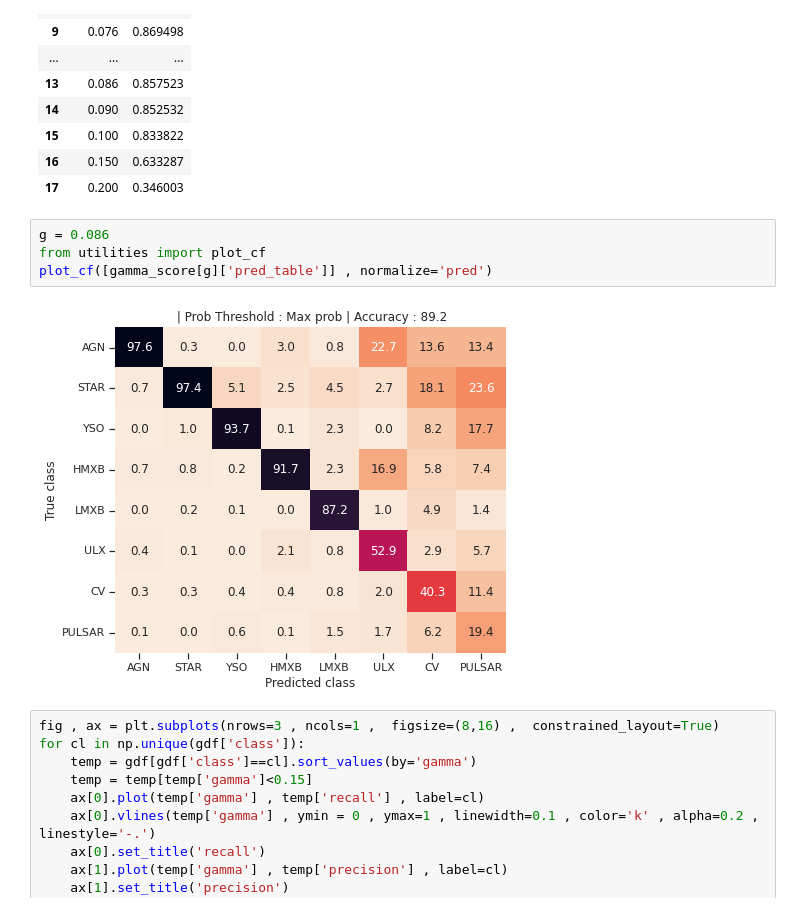
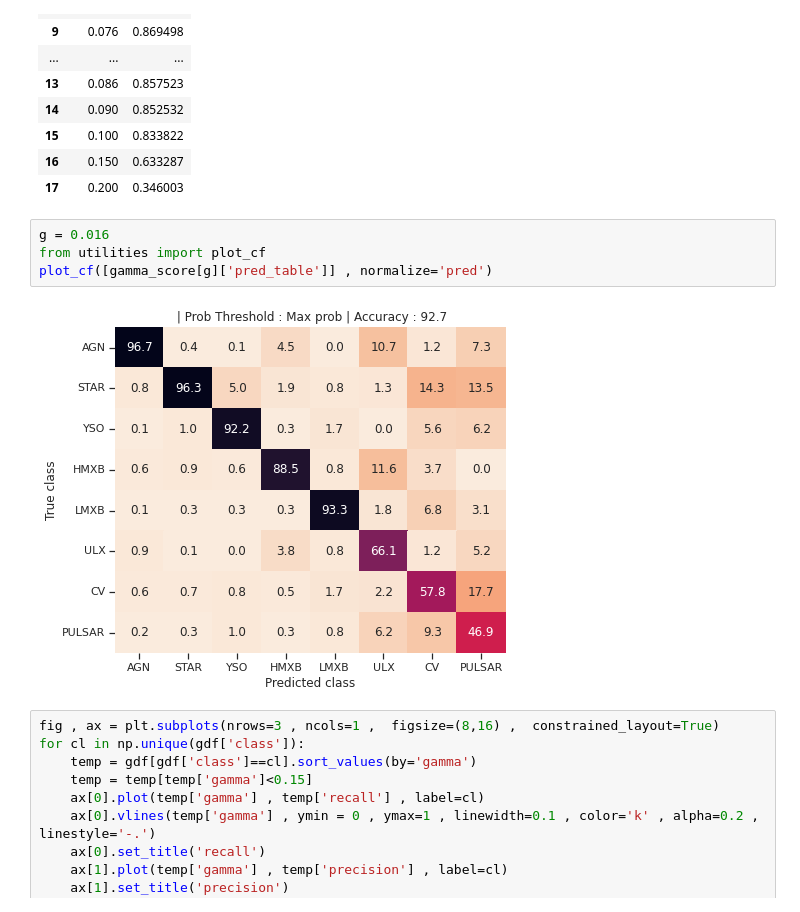
Before and after one commit to KumaranShivam5/aurora-server-final, a Jupyter notebook: lightGBM.ipynb, the cells around one changed output. Drawn from its saved outputs; the diff is of its cells as text.

```diff
--- a/lightGBM.ipynb
+++ b/lightGBM.ipynb
@@ -651,11 +651,11 @@ mcc_df
 | 16 | 0.150 | 0.633287 |
 | 17 | 0.200 | 0.346003 |
 # %%
-g = 0.086
+g = 0.016
 from utilities import plot_cf
 plot_cf([gamma_score[g]['pred_table']] , normalize='pred')
 # %% [output]
-[figure, old version]
+[figure, new version]
 # %%
 fig , ax = plt.subplots(nrows=3 , ncols=1 ,  figsize=(8,16) ,  constrained_layout=True)
 for cl in np.unique(gdf['class']):
```
Also changed, not shown: parts of 3 cells of this notebook.
